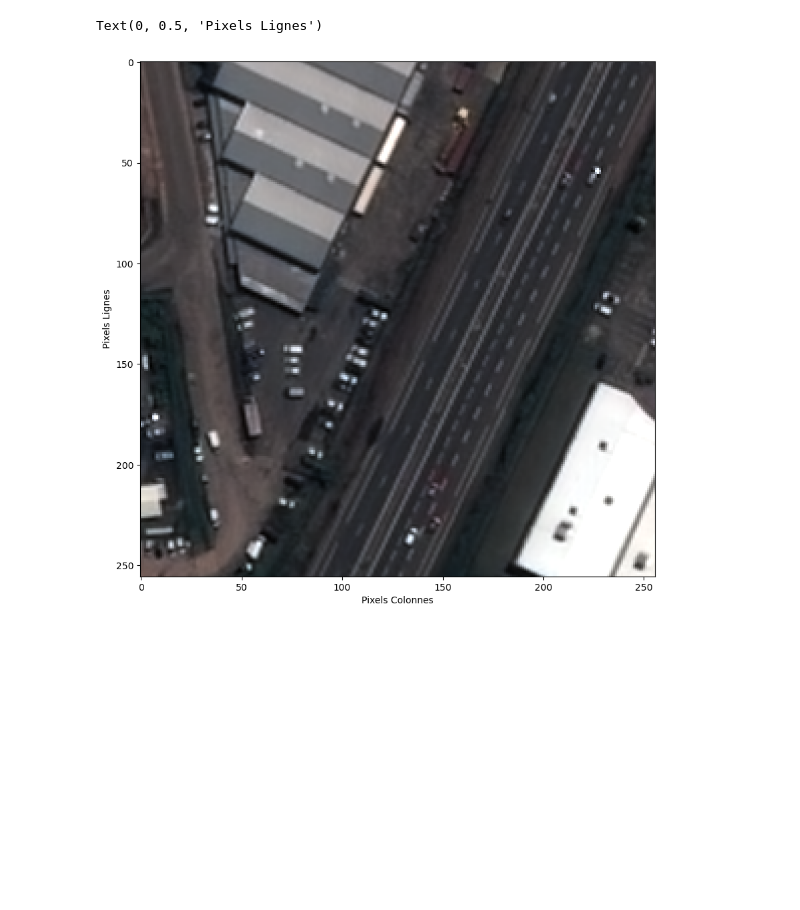
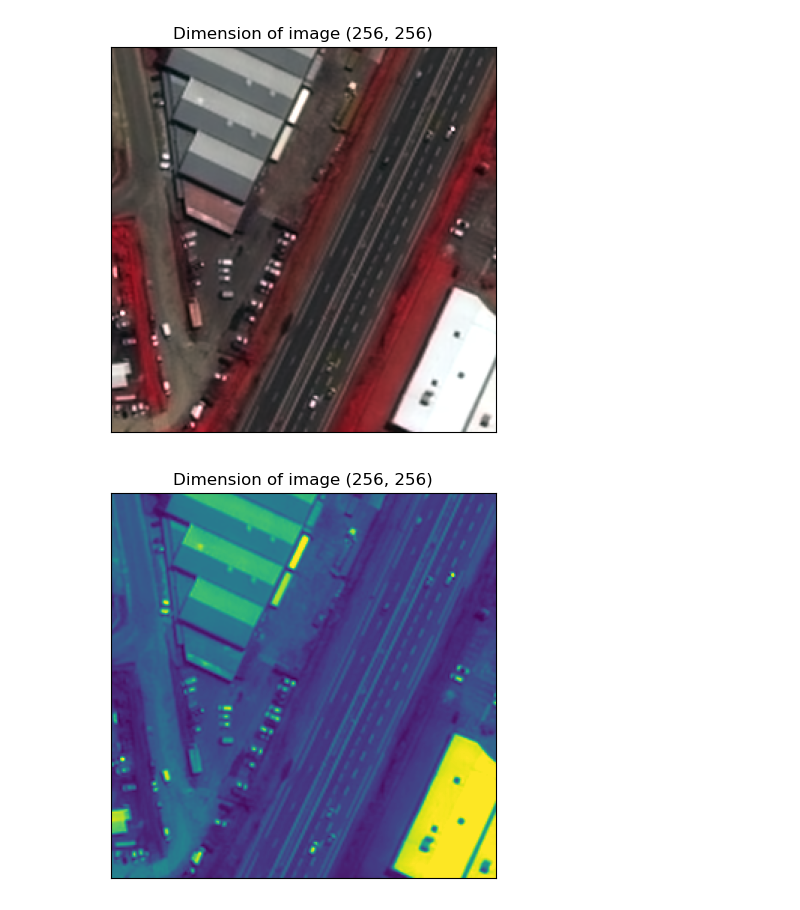
Before and after one commit to InseeFrLab/detection-habitat-spontane, a Jupyter notebook: notebooks/exploration_donnees_pleiades_bis.ipynb, the cells around one changed output. Cells and saved outputs as stored; diff of their text form; code cells hidden in the pictures; blank space fills up the shorter version.

Commit message:
implement a plot method with a quick exemple in a notebook

```diff
--- a/notebooks/exploration_donnees_pleiades_bis.ipynb
+++ b/notebooks/exploration_donnees_pleiades_bis.ipynb
@@ -46,8 +48,8 @@ list_images[0].normalize()
+# %%
+list_images[0].plot([3, 0, 1]) # RGB (Infrarouge, rouge, vert)
+# %% [output]
+[figure, added]
 # %%
-fig, ax = plt.subplots(figsize=(10, 10))
-ax.imshow(np.transpose(list_images[0].array, (1, 2, 0))[:,:,:3])
-plt.xlabel('Pixels Colonnes')
-plt.ylabel('Pixels Lignes')
+list_images[0].plot([0]) # Une seule bande
 # %% [output]
-Text(0, 0.5, 'Pixels Lignes')
-[figure, old version]
+[figure, new version]
```
Also changed, not shown: parts of 1 cell of this notebook, 1 other file.
